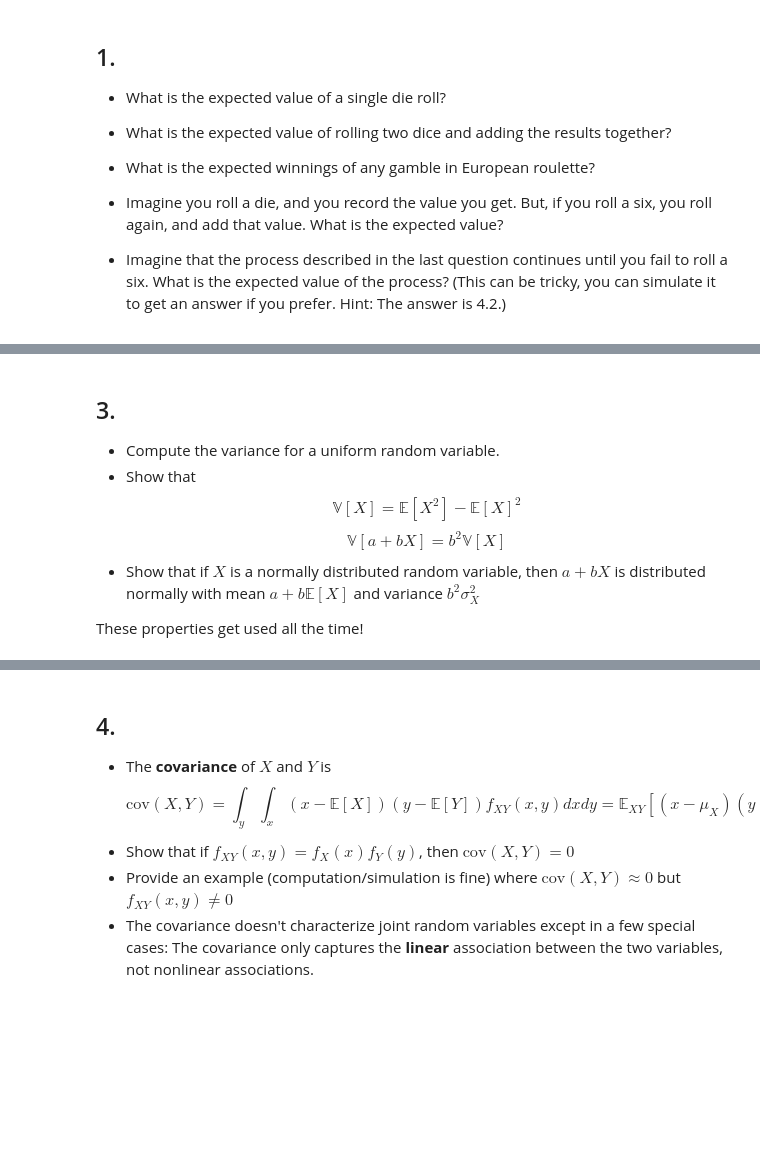
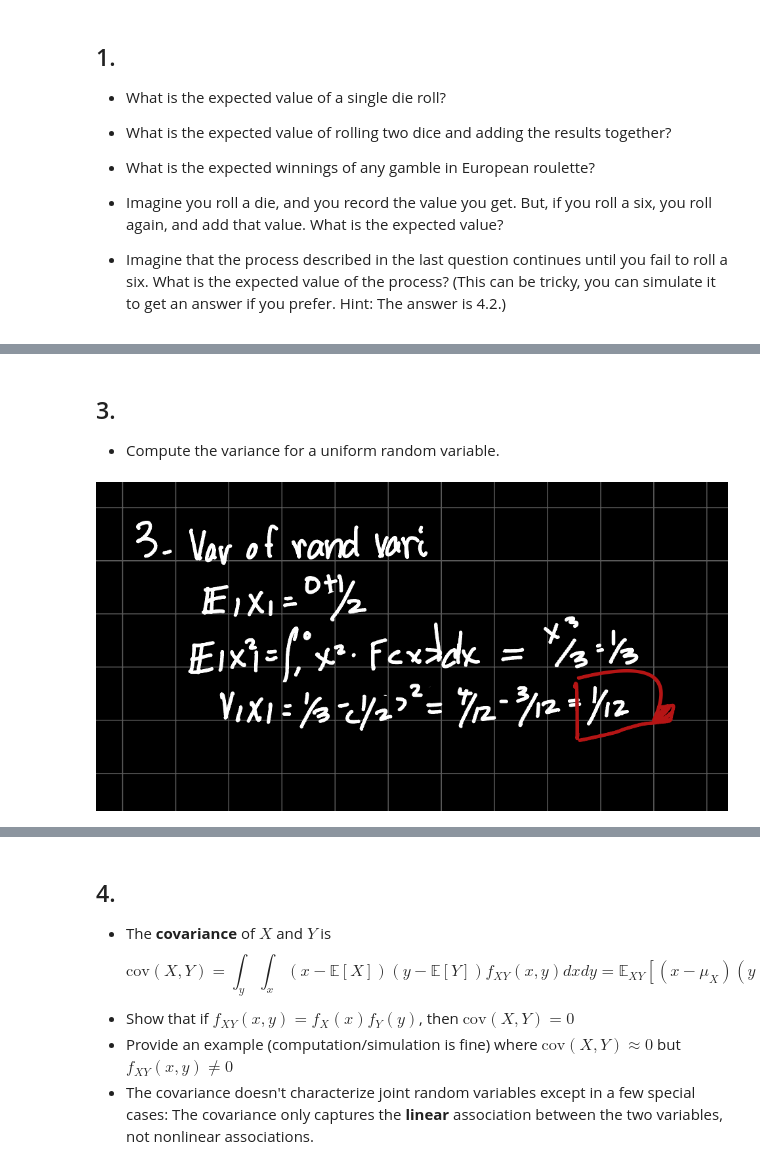
Before and after one commit to aeonlevy/Uncertainty_UVA, a Jupyter notebook: assignment_7.ipynb, the cells around one changed output, grey strips where cells are left out. Cells and saved outputs as stored; diff of their text form; code cells hidden in the pictures; blank space fills up the shorter version.

```diff
--- a/assignment_7.ipynb
+++ b/assignment_7.ipynb
@@ -26,13 +116,8 @@ d.
 # %% [markdown]
 ## 3.
 - Compute the variance for a uniform random variable.
-- Show that
-$$
-\mathbb{V}[X] = \mathbb{E}[X^2] - \mathbb{E}[X]^2
-$$
-$$
-\mathbb{V}[a+bX] = b^2 \mathbb{V}[X]
-$$
-- Show that if $X$ is a normally distributed random variable, then $a + bX$ is distributed normally with mean $a+ b \mathbb{E}[X]$ and variance $b^2 \sigma_X^2$
-
-These properties get used all the time!
+# %%
+image2 = '/Users/aeonlevy/Desktop/IMG_0269.jpg'
+Image(filename=image2)
+# %% [output]
+[figure, added]
```
Also changed, not shown: parts of 33 cells of this notebook.
